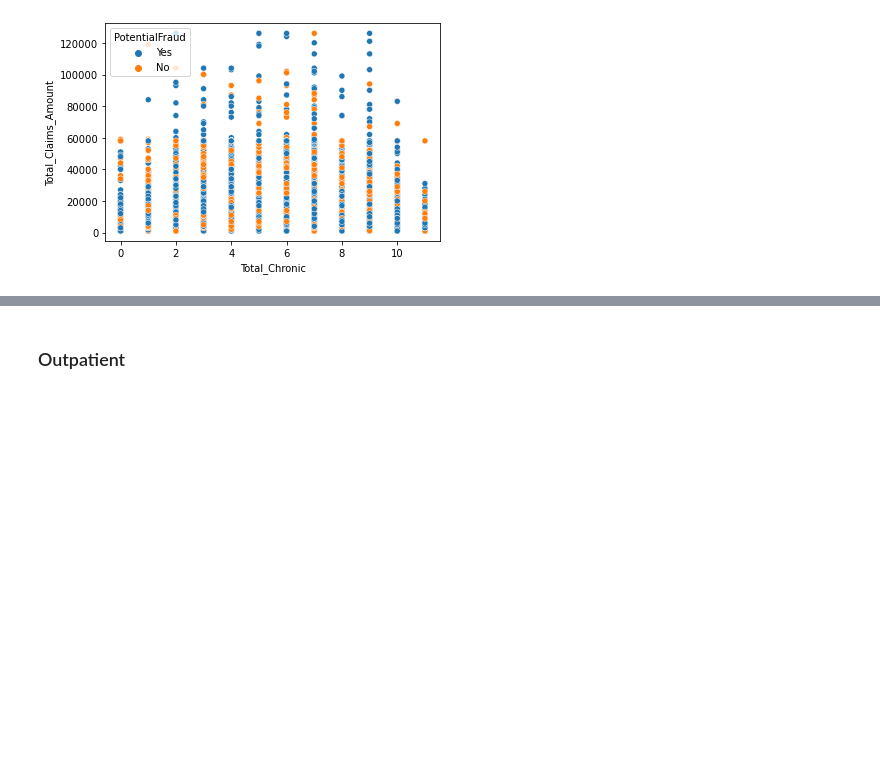
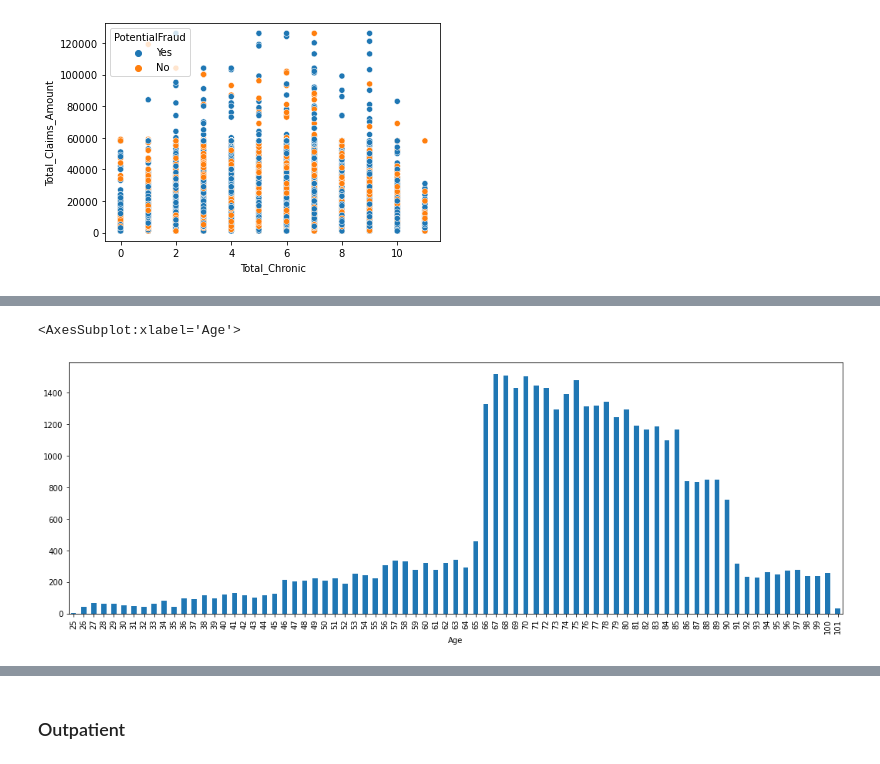
Before and after one commit to hedgekim/Healthcare-Fraud, a Jupyter notebook: Healthcare Fraud.ipynb, the cells around one changed output, grey strips where cells are left out. Cells and saved outputs as stored; diff of their text form; code cells hidden in the pictures; blank space fills up the shorter version.

```diff
--- a/Healthcare Fraud.ipynb
+++ b/Healthcare Fraud.ipynb
@@ -254,0 +268,7 @@ inpatient.boxplot(by='PotentialFraud', column=['Total_Claims_Amount'])
+# %%
+from pylab import rcParams
+rcParams['figure.figsize'] = 18, 6
+inpatient.groupby('Age')['Claim_Procedure_Total'].agg('count').plot.bar()
+# %% [output]
+<AxesSubplot:xlabel='Age'>
+[figure, added]
```
Also changed, not shown: parts of 7 cells of this notebook.
